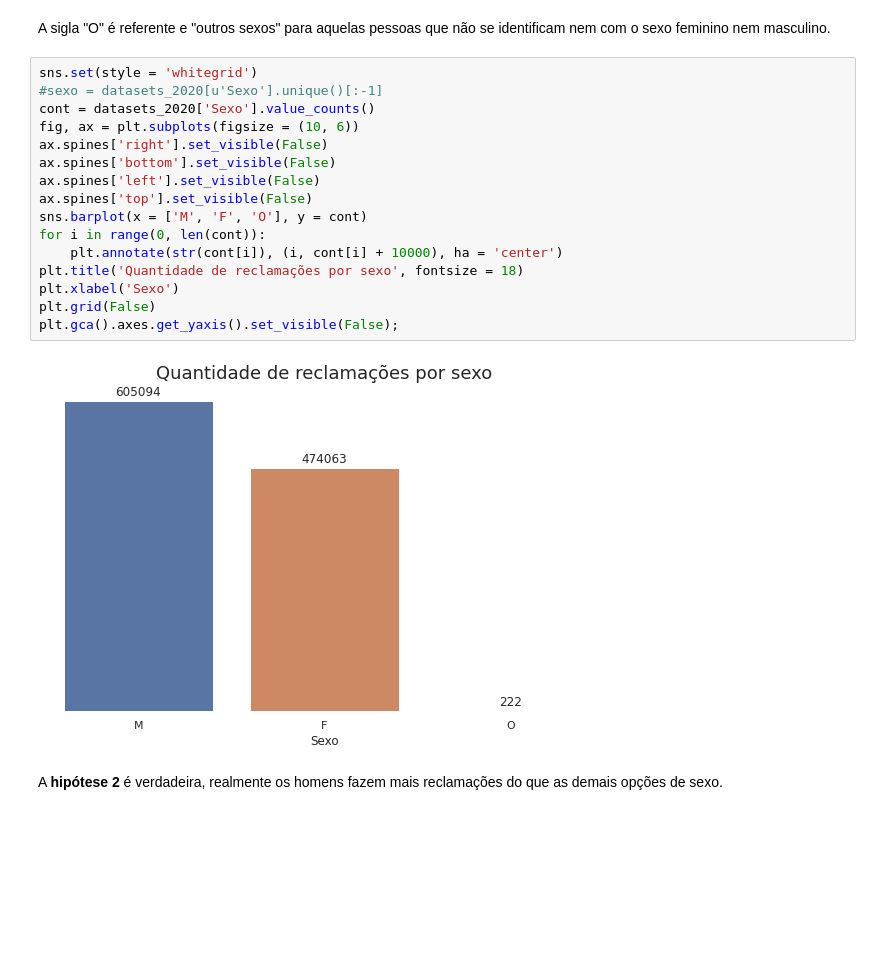
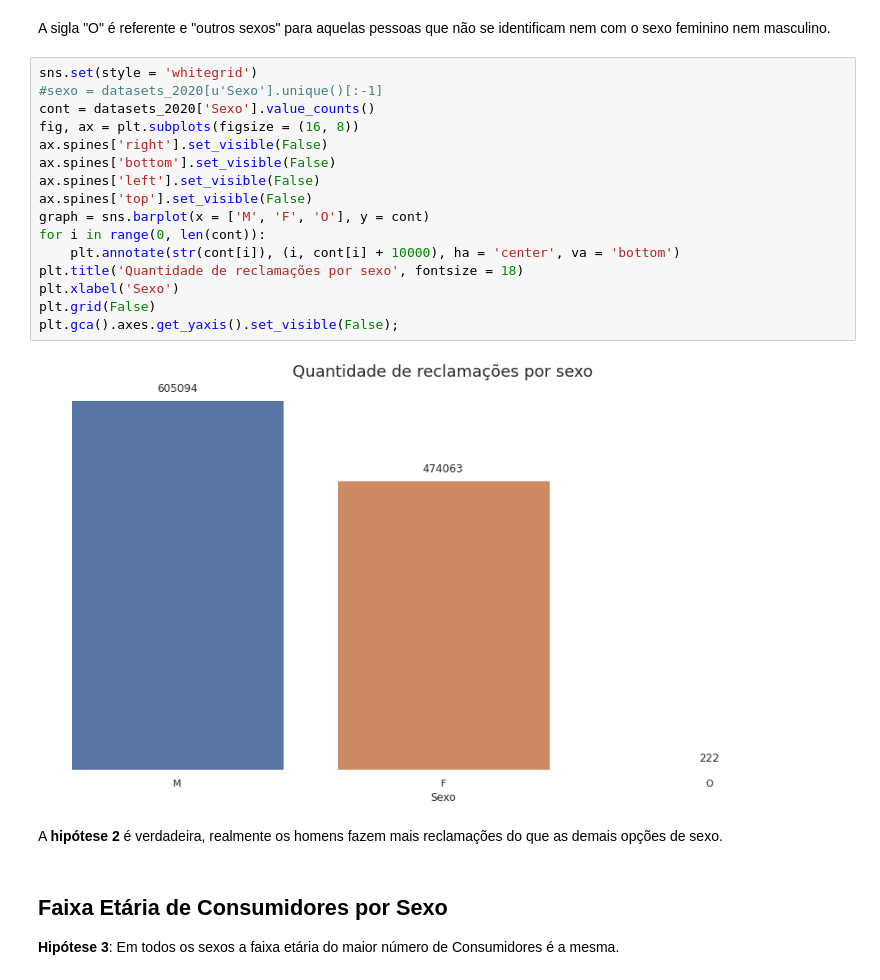
Before and after one commit to renatagsr/projetos, a Jupyter notebook: Análise de Dados/EDA.ipynb, the cells around one changed output. Saved outputs shown, nothing was run; the diff lists cells and outputs as text; blank space fills up the shorter version.

```diff
--- a/Análise de Dados/EDA.ipynb
+++ b/Análise de Dados/EDA.ipynb
@@ -132,20 +132,24 @@ A sigla "O" é referente e "outros sexos" para aquelas pessoas que não se ident
 # %%
 sns.set(style = 'whitegrid')
 #sexo = datasets_2020[u'Sexo'].unique()[:-1]
 cont = datasets_2020['Sexo'].value_counts()
-fig, ax = plt.subplots(figsize = (10, 6))
+fig, ax = plt.subplots(figsize = (16, 8))
 ax.spines['right'].set_visible(False)
 ax.spines['bottom'].set_visible(False)
 ax.spines['left'].set_visible(False)
 ax.spines['top'].set_visible(False)
-sns.barplot(x = ['M', 'F', 'O'], y = cont)
+graph = sns.barplot(x = ['M', 'F', 'O'], y = cont)
 for i in range(0, len(cont)):
-    plt.annotate(str(cont[i]), (i, cont[i] + 10000), ha = 'center')
+    plt.annotate(str(cont[i]), (i, cont[i] + 10000), ha = 'center', va = 'bottom')
 plt.title('Quantidade de reclamações por sexo', fontsize = 18)
 plt.xlabel('Sexo')
 plt.grid(False)
 plt.gca().axes.get_yaxis().set_visible(False);
 # %% [output]
-[figure, old version]
+[figure, new version]
 # %% [markdown]
 A **hipótese 2** é verdadeira, realmente os homens fazem mais reclamações do que as demais opções de sexo.
+# %% [markdown]
+## Faixa Etária de Consumidores por Sexo
+
+**Hipótese 3**: Em todos os sexos a faixa etária do maior número de Consumidores é a mesma.
```
Also changed, not shown: parts of 5 cells of this notebook.
